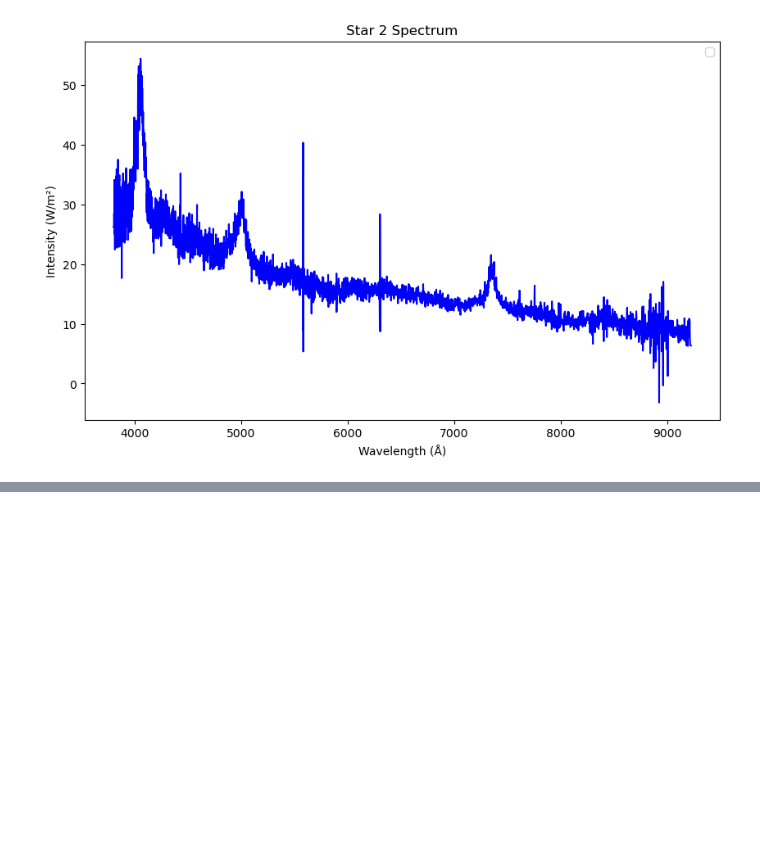
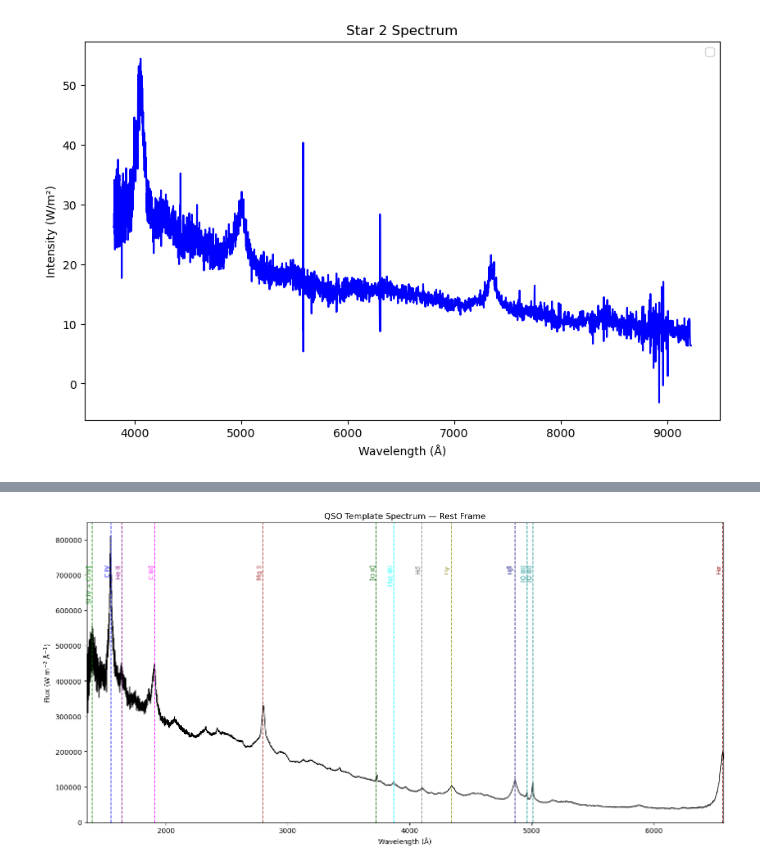
Before and after one commit to sibusiso-ma/Honours-Code-, a Jupyter notebook: Spec_tutorial_1.ipynb, the cells around one changed output, grey strips where cells are left out. Drawn from its saved outputs; the diff is of its cells as text; code cells hidden in the pictures; blank space fills up the shorter version.

```diff
--- a/Spec_tutorial_1.ipynb
+++ b/Spec_tutorial_1.ipynb
@@ -11,0 +14,10 @@ import pandas as pd
+# %%
+
+# Rydberg constant
+R_H = 1.097e7  # m^-1
+
+# Speed of light
+c = 2.998e8  # m/s
+
+# Planck constant
+h = 6.626e-34  # J s
@@ -646,0 +856,74 @@ plot_spectrum(wavelengths_sourceA, flux_sourceA , "Wavelength (Å)", "Intensity
+# %%
+# Main quasar emission lines in the rest frame
+qso_lines = {
+    1215.67: (r'Ly$\alpha$', 'red'),
+    1240.81: (r'N V', 'orange'),
+    1396.76: (r'Si IV + O IV]', 'green'),
+    1549.48: (r'C IV', 'blue'),
+    1640.42: (r'He II', 'purple'),
+    1908.73: (r'C III]', 'magenta'),
+    2798.75: (r'Mg II', 'brown'),
+    3727.09: (r'[O II]', 'darkgreen'),
+    3869.86: (r'[Ne III]', 'cyan'),
+    4101.74: (r'H$\delta$', 'gray'),
+    4340.47: (r'H$\gamma$', 'olive'),
+    4861.33: (r'H$\beta$', 'navy'),
+    4958.91: (r'[O III]', 'darkcyan'),
+    5006.84: (r'[O III]', 'teal'),
+    6562.80: (r'H$\alpha$', 'darkred')
+}
+
+
+def plot_qso_template(wavelength, flux):
+
+    plt.figure(figsize=(14, 7))
+
+    plt.plot(
+        wavelength,
+        flux,
+        color='black',
+        linewidth=1
+    )
+
+    for wl, (label, colour) in qso_lines.items():
+
+        if wavelength.min() <= wl <= wavelength.max():
+
+            plt.axvline(
+                wl,
+                color=colour,
+                linestyle='--',
+                linewidth=1.2,
+                alpha=0.8
+            )
+
+            # Put label near the top of the plot
+            y_position = np.nanmax(flux) * 0.90
+
+            plt.text(
+                wl,
+                y_position,
+                label,
+                rotation=90,
+                verticalalignment='top',
+                horizontalalignment='right',
+                fontsize=9,
+                color=colour
+            )
+
+    plt.xlabel("Wavelength (Å)")
+    plt.ylabel(r"Flux (W m$^{-2}$ Å$^{-1}$)")
+    plt.title("QSO Template Spectrum — Rest Frame")
+
+    plt.xlim(wavelength.min(), wavelength.max())
+
+    plt.tight_layout()
+    plt.show()
+
+
+plot_qso_template(
+    wavelengths[0],
+    data[0]
+)
+# %% [output]
+[figure, added]
```
Also changed, not shown: parts of 20 cells of this notebook.
